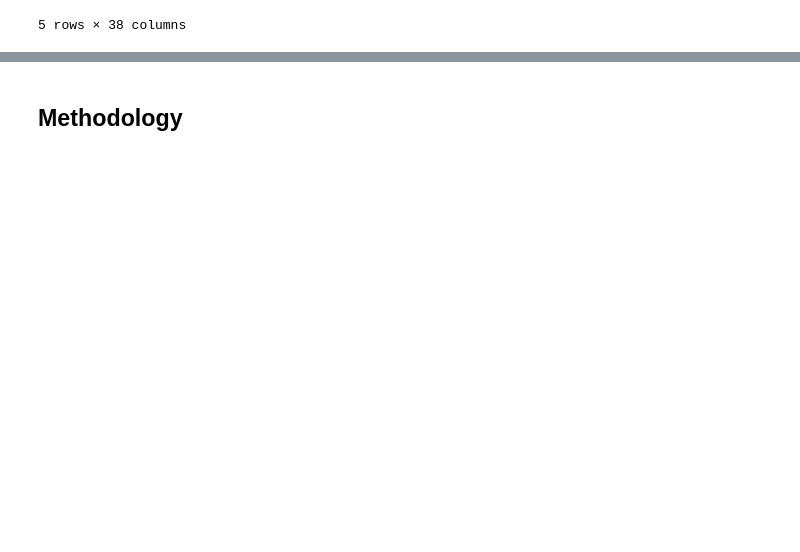
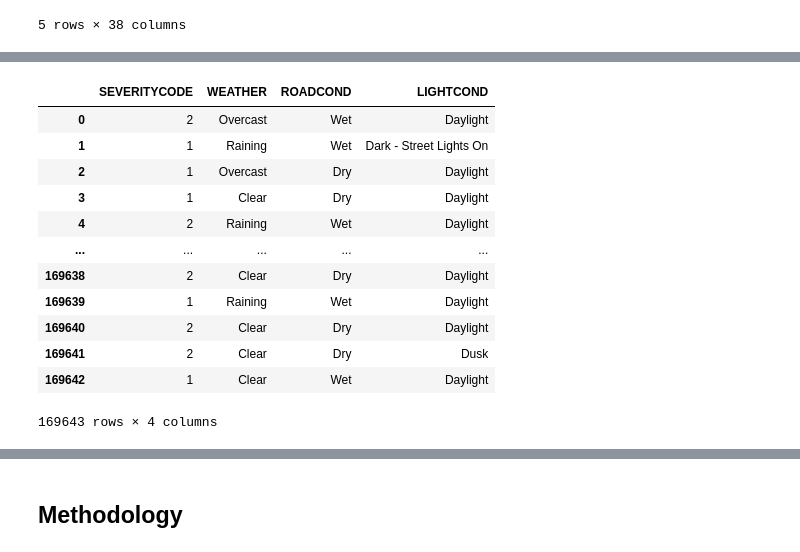
Before and after one commit to huachen-bai/Coursera_Capstone, a Jupyter notebook: IBM Data Science Capstone.ipynb, the cells around one changed output, grey strips where cells are left out. Cells and saved outputs as stored; diff of their text form; code cells hidden in the pictures; blank space fills up the shorter version.

```diff
--- a/IBM Data Science Capstone.ipynb
+++ b/IBM Data Science Capstone.ipynb
@@ -44,0 +142,25 @@ seattle_df.head()
+# %%
+#set "Unknown", "Other" values to nan
+
+no_unknown_other_df = seattle_select_df.replace("Unknown", np.nan).replace("Other", np.nan)
+
+#set low occurance WEATHER values and those unlikely to appear on a regular basis (particularly within the city) to nan
+
+no_rare_WEATHER_df = no_unknown_other_df.replace("Partly Cloudy", np.nan).replace("Severe Crosswind", np.nan).replace("Blowing Sand/Dirt", np.nan)
+
+#set low occurance ROADCOND values and those unlikely to appear on a regular basis (particularly within the city) to nan
+
+no_rare_ROADCOND_df = no_rare_WEATHER_df.replace("Oil", np.nan).replace("Sand/Mud/Dirt", np.nan).replace("Standing Water", np.nan)
+
+#set low occurance LIGHTCOND values and those unlikely to appear on a regular basis (particularly within the city) to nan
+
+no_rare_COND_df = no_rare_ROADCOND_df.replace("Dark - Unknown Lighting", np.nan)
+
+seattle_cleaned_df = no_rare_COND_df.dropna()
+
+seattle_cleaned_df = seattle_cleaned_df.reset_index(drop=True)
+
+for column in seattle_cleaned_df.columns.values.tolist():
+    print(column)
+    print (seattle_cleaned_df[column].value_counts())
+    print("")
@@ -44,0 +185,18 @@ seattle_df.head()
+# %%
+#cleaned dataset before encoding
+
+seattle_cleaned_df
+# %% [output]
+|  | SEVERITYCODE | WEATHER | ROADCOND | LIGHTCOND |
+| 0 | 2 | Overcast | Wet | Daylight |
+| 1 | 1 | Raining | Wet | Dark - Street Lights On |
+| 2 | 1 | Overcast | Dry | Daylight |
+| 3 | 1 | Clear | Dry | Daylight |
+| 4 | 2 | Raining | Wet | Daylight |
+| ... | ... | ... | ... | ... |
+| 169638 | 2 | Clear | Dry | Daylight |
+| 169639 | 1 | Raining | Wet | Daylight |
+| 169640 | 2 | Clear | Dry | Daylight |
+| 169641 | 2 | Clear | Dry | Dusk |
+| 169642 | 1 | Clear | Wet | Daylight |
+169643 rows × 4 columns
```
Also changed, not shown: parts of 35 cells of this notebook, 2 other files.
